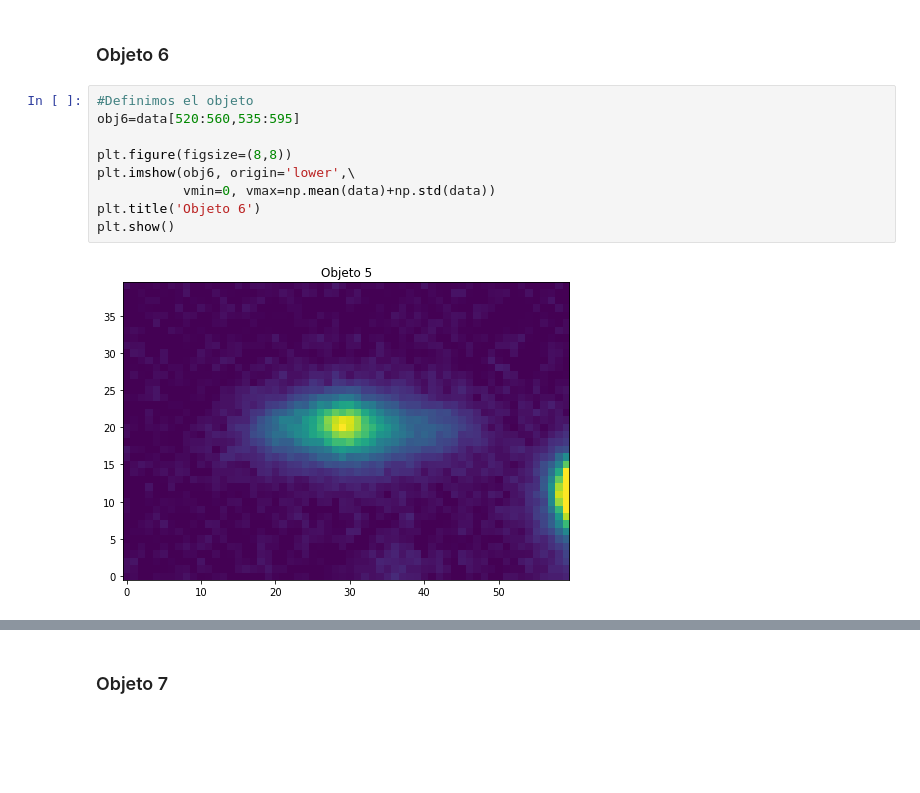
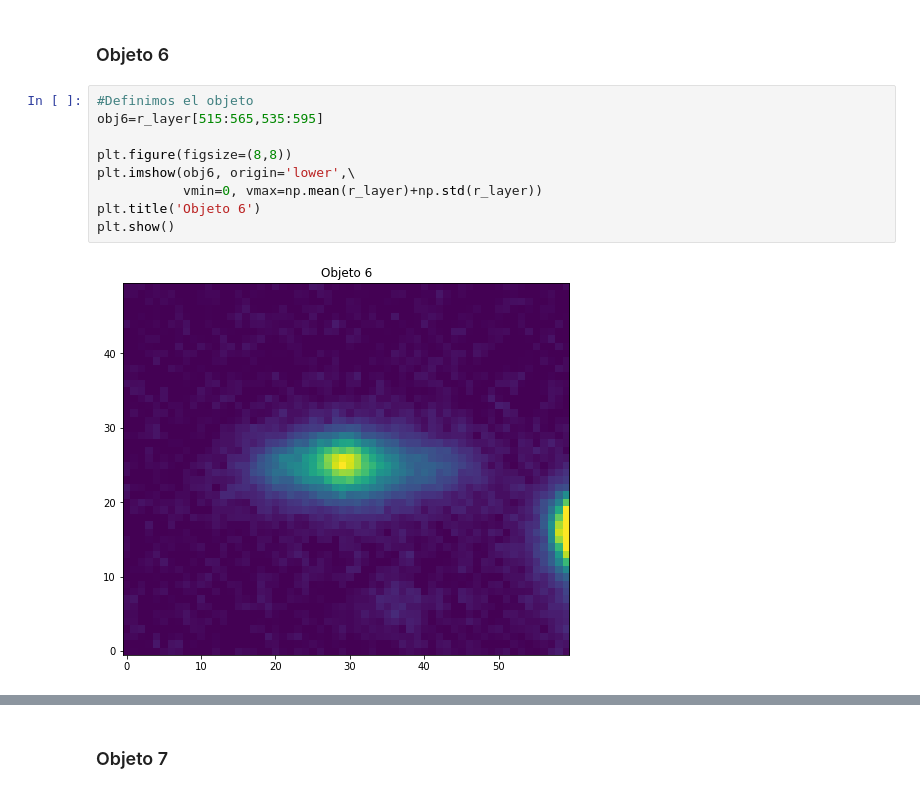
Before and after one commit to Gabopic/TareasFIS2436, a Jupyter notebook: Tarea1Galact.ipynb, the cells around one changed output, grey strips where cells are left out. Drawn from its saved outputs; the diff is of its cells as text; blank space fills up the shorter version.

```diff
--- a/Tarea1Galact.ipynb
+++ b/Tarea1Galact.ipynb
@@ -325,14 +413,14 @@ for i in range (15,34,2):
 ### Objeto 6
 # %%
 #Definimos el objeto
-obj6=data[520:560,535:595]
+obj6=r_layer[515:565,535:595]
 
 plt.figure(figsize=(8,8))
 plt.imshow(obj6, origin='lower',\
-           vmin=0, vmax=np.mean(data)+np.std(data))
+           vmin=0, vmax=np.mean(r_layer)+np.std(r_layer))
 plt.title('Objeto 6')
 plt.show()
 # %% [output]
-[figure, old version]
+[figure, new version]
 # %%
 #Elipse de prueba
```
Also changed, not shown: parts of 39 cells of this notebook.
